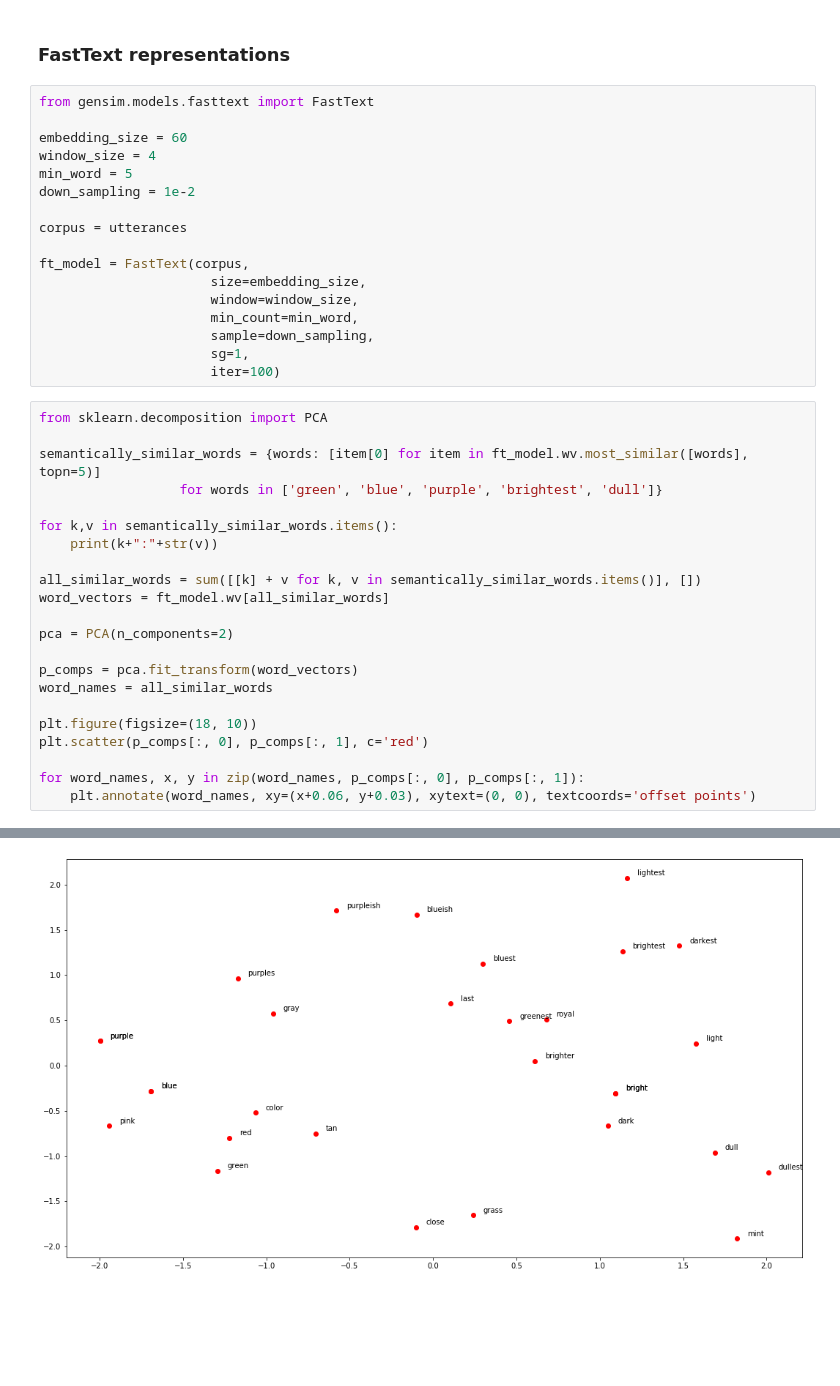
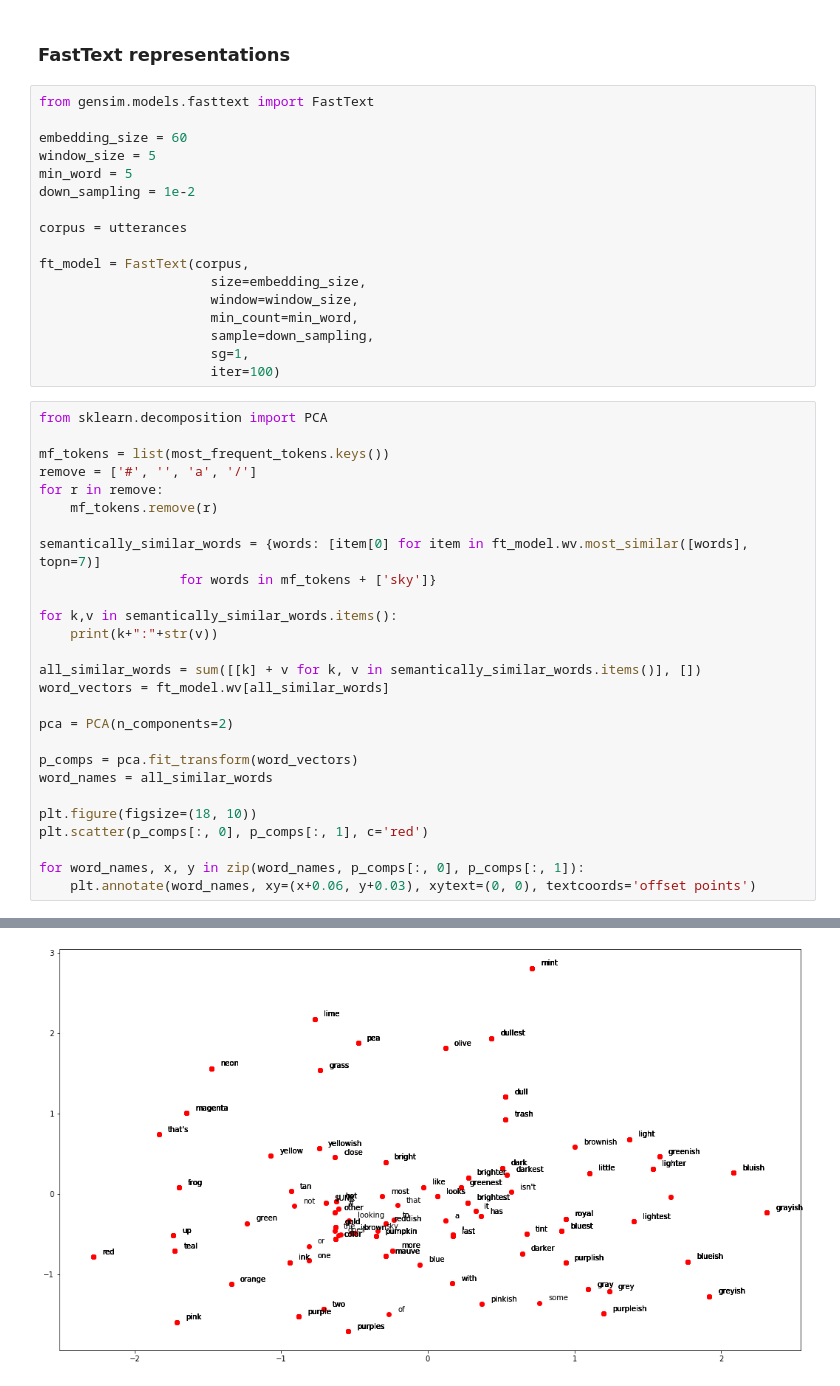
Before and after one commit to luisvalerio/cs224u, a Jupyter notebook: Output_Utterance_Analysis.ipynb, the cells around one changed output, grey strips where cells are left out. Cells and saved outputs as stored; diff of their text form; blank space fills up the shorter version.

Commit message:
Plot more words, change window size

```diff
--- a/Output_Utterance_Analysis.ipynb
+++ b/Output_Utterance_Analysis.ipynb
@@ -145,7 +145,7 @@ Most frequent utterances with at least 5 words (utterance : count):
 from gensim.models.fasttext import FastText
 
 embedding_size = 60
-window_size = 4
+window_size = 5
 min_word = 5
 down_sampling = 1e-2
 
@@ -161,8 +161,13 @@ ft_model = FastText(corpus,
 # %%
 from sklearn.decomposition import PCA
 
-semantically_similar_words = {words: [item[0] for item in ft_model.wv.most_similar([words], topn=5)]
-                  for words in ['green', 'blue', 'purple', 'brightest', 'dull']}
+mf_tokens = list(most_frequent_tokens.keys())
+remove = ['#', '', 'a', '/']
+for r in remove:
+    mf_tokens.remove(r)
+
+semantically_similar_words = {words: [item[0] for item in ft_model.wv.most_similar([words], topn=7)]
+                  for words in mf_tokens + ['sky']}
 
 for k,v in semantically_similar_words.items():
     print(k+":"+str(v))
@@ -189 +206 @@ dull:['dullest', 'dark', 'mint', 'bright', 'light']
-[figure, old version]
+[figure, new version]
```
Also changed, not shown: parts of 2 cells of this notebook.
